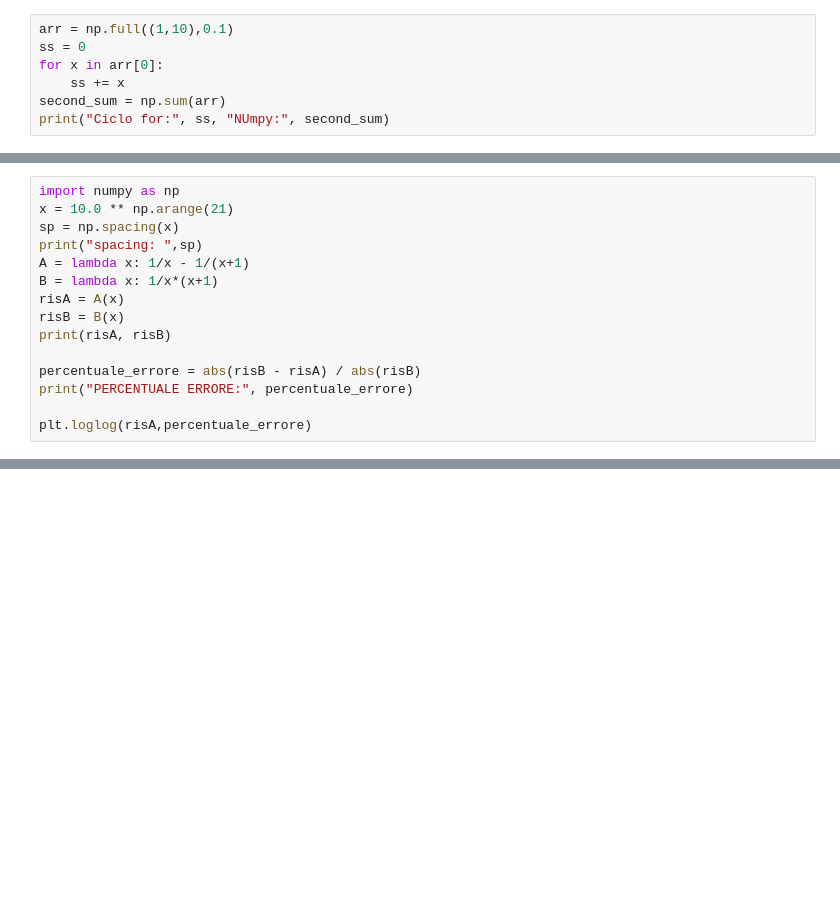
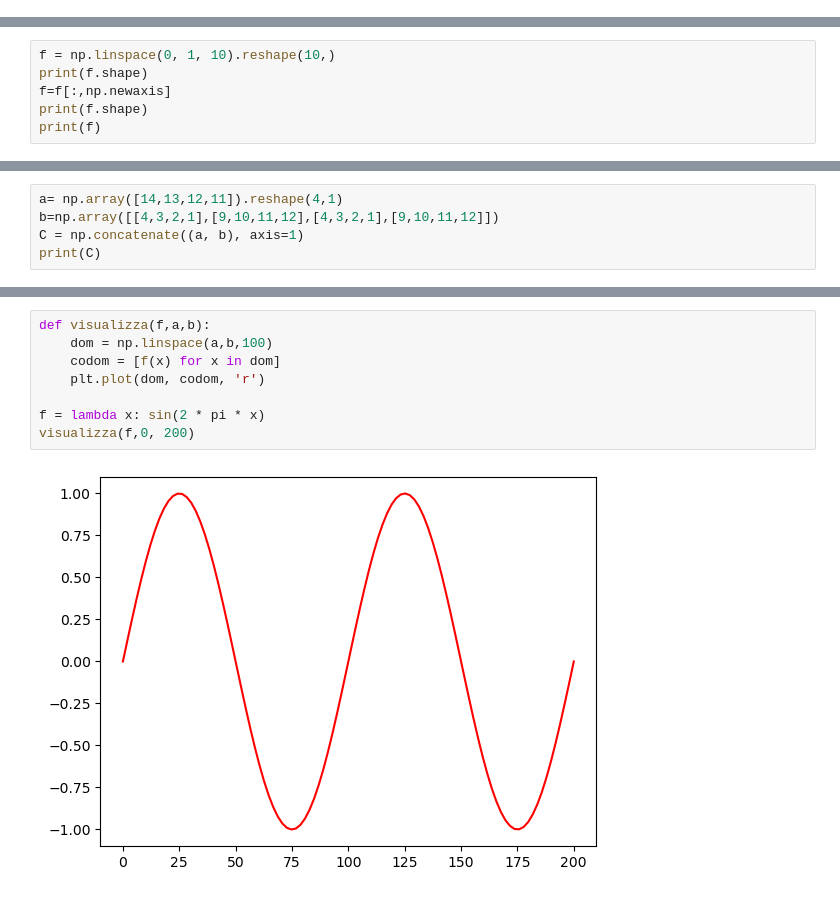
Before and after one commit to GiammaBigFishEngineer/MetodiNumericiLab, a Jupyter notebook: lab03.ipynb, the cells around one changed output, grey strips where cells are left out. Drawn from its saved outputs; the diff is of its cells as text; blank space fills up the shorter version.

```diff
--- a/lab03.ipynb
+++ b/lab03.ipynb
@@ -65,7 +0,0 @@ print(1 + eps, "diverso da 1")
-# %%
-arr = np.full((1,10),0.1)
-ss = 0
-for x in arr[0]:
-    ss += x
-second_sum = np.sum(arr)
-print("Ciclo for:", ss, "NUmpy:", second_sum)
@@ -115,15 +0,0 @@ $$ Si visualizzi l'errore relativo in un grafico in scala logaritmica su $x$ e $
-# %%
-import numpy as np
-x = 10.0 ** np.arange(21)
-sp = np.spacing(x)
-print("spacing: ",sp)
-A = lambda x: 1/x - 1/(x+1)
-B = lambda x: 1/x*(x+1)
-risA = A(x)
-risB = B(x)
-print(risA, risB)
-
-percentuale_errore = abs(risB - risA) / abs(risB)
-print("PERCENTUALE ERRORE:", percentuale_errore)
-
-plt.loglog(risA,percentuale_errore)
@@ -186,0 +213,6 @@ Visualizzare  un grafico con i valori di $f(n)$ al variare di n ed un grafico co
+# %%
+f = np.linspace(0, 1, 10).reshape(10,)
+print(f.shape)
+f=f[:,np.newaxis]
+print(f.shape)
+print(f)
@@ -186,0 +254,5 @@ Visualizzare  un grafico con i valori di $f(n)$ al variare di n ed un grafico co
+# %%
+a= np.array([14,13,12,11]).reshape(4,1)
+b=np.array([[4,3,2,1],[9,10,11,12],[4,3,2,1],[9,10,11,12]])
+C = np.concatenate((a, b), axis=1)
+print(C)
@@ -186,0 +522,10 @@ Visualizzare  un grafico con i valori di $f(n)$ al variare di n ed un grafico co
+# %%
+def visualizza(f,a,b):
+    dom = np.linspace(a,b,100)
+    codom = [f(x) for x in dom]
+    plt.plot(dom, codom, 'r')
+
+f = lambda x: sin(2 * pi * x)
+visualizza(f,0, 200)
+# %% [output]
+[figure, added]
```
Also changed, not shown: parts of 81 cells of this notebook, 1 other file.
